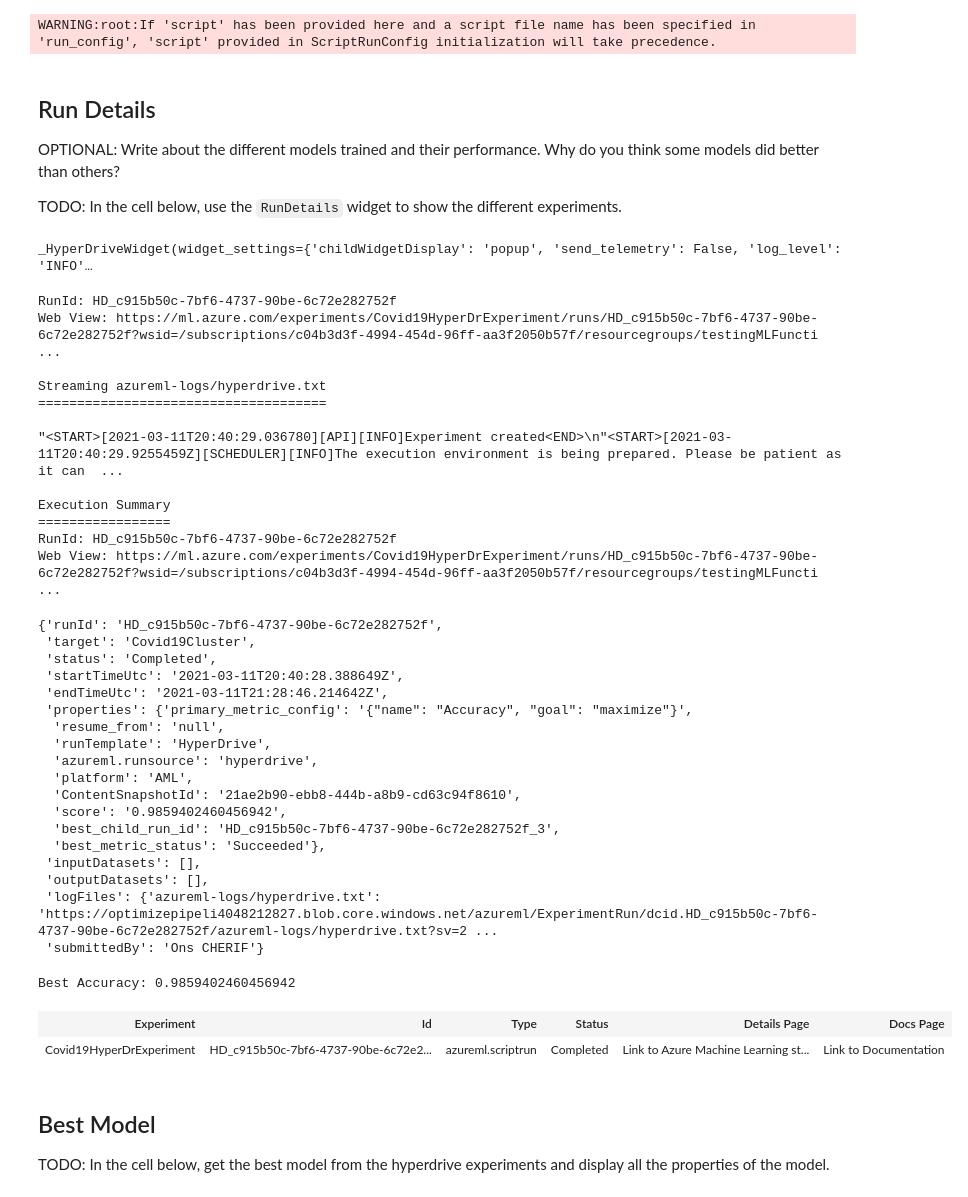
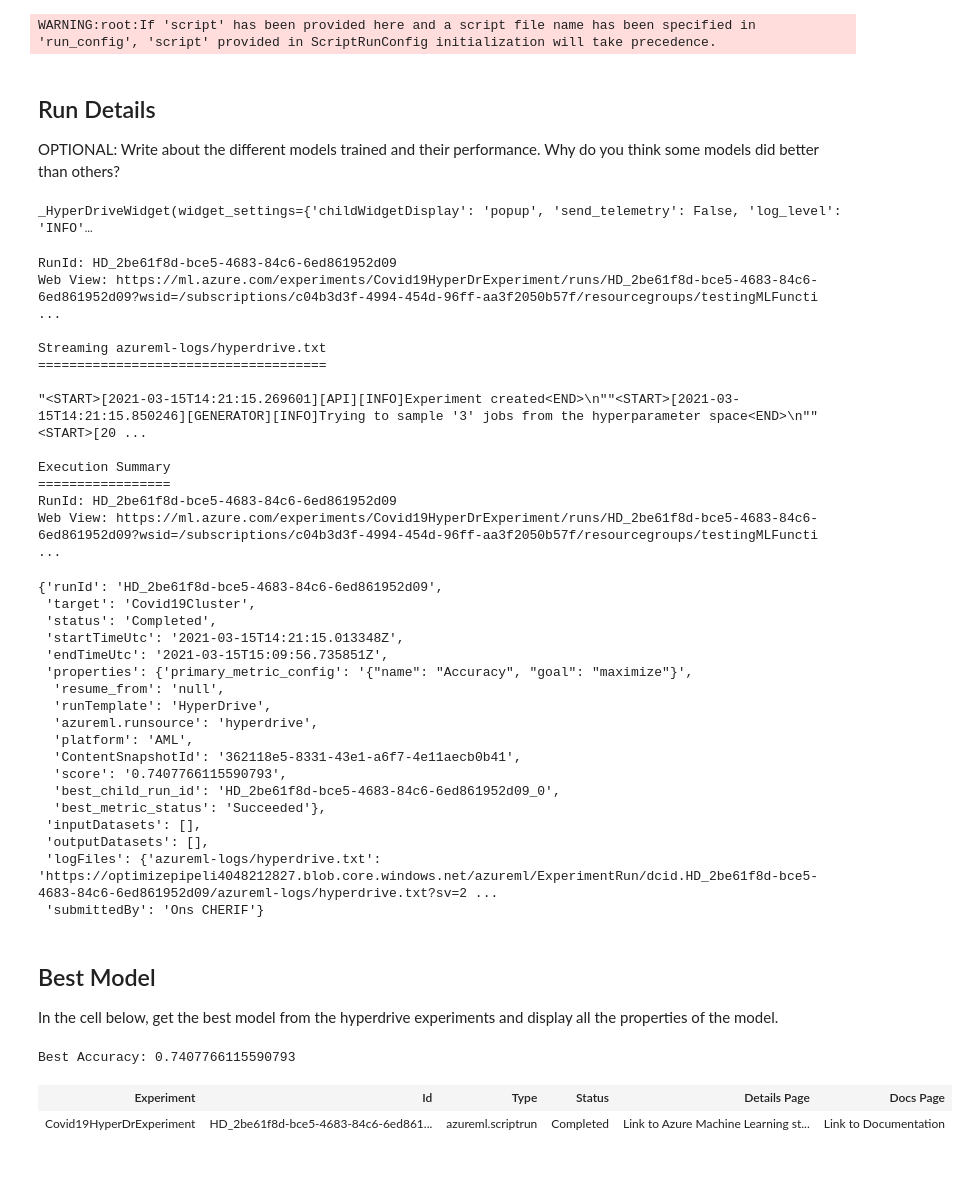
Before and after one commit to ons-cherif/Covid19-New-Cases-Classification, a Jupyter notebook: starter_file/hyperparameter_tuning.ipynb, the cells around one changed output. Saved outputs shown, nothing was run; the diff lists cells and outputs as text; code cells hidden in the pictures; blank space fills up the shorter version.

```diff
--- a/starter_file/hyperparameter_tuning.ipynb
+++ b/starter_file/hyperparameter_tuning.ipynb
@@ -140,9 +114,9 @@ TODO: Explain the model you are using and the reason for chosing the different h
 # %%
 # TODO: Create an early termination policy. This is not required if you are using Bayesian sampling.
 early_termination_policy = BanditPolicy(slack_factor = 0.2, evaluation_interval=2, delay_evaluation=5)
-
+from azureml.train.hyperdrive import GridParameterSampling
 #TODO: Create the different params that you will be using during training
-param_sampling = RandomParameterSampling(
+param_sampling = GridParameterSampling(
     {
         '--C': choice(0.01, 0.1, 1, 10, 100),
         '--max_iter': choice(25, 50, 100,150)
@@ -150,22 +124,22 @@ param_sampling = RandomParameterSampling(
 )
 if "HyperDrive_training" not in os.listdir():
     os.mkdir("./HyperDrive_training")
-    os.mkdir("./HyperDrive_training/kaggle")
+    os.mkdir("./HyperDrive_training/github")
 training_folder = './HyperDrive_training/'
-kaggleDataset_folder = './HyperDrive_training/kaggle/'
+kaggleDataset_folder = './HyperDrive_training/github/'
 os.makedirs(training_folder, exist_ok=True)
 os.makedirs(kaggleDataset_folder, exist_ok=True)
-shutil.copy('trainCovid19Dataset.py', training_folder)
-shutil.copy('kaggle/country_vaccinations.csv', kaggleDataset_folder)
+shutil.copy('TrainCovid19Infections.py', training_folder)
+shutil.copy('github/owid-covid-data.csv', kaggleDataset_folder)
 
 #TODO: Create your estimator and hyperdrive config
-estimator = SKLearn(source_directory=training_folder, compute_target= compute_target, entry_script='trainCovid19Dataset.py')
+estimator = SKLearn(source_directory=training_folder, compute_target= compute_target, entry_script='TrainCovid19Infections.py')
 
 hyperdrive_run_config = HyperDriveConfig(
                                    hyperparameter_sampling = param_sampling,
                                    primary_metric_name = 'Accuracy',
                                    primary_metric_goal=PrimaryMetricGoal.MAXIMIZE,
-                                   max_total_runs=30,
+                                   max_total_runs=100,
                                    max_concurrent_runs = 3,
                                    policy = early_termination_policy,
                                    estimator = estimator)
@@ -173,7 +147,7 @@ hyperdrive_run_config = HyperDriveConfig(
 'SKLearn' estimator is deprecated. Please use 'ScriptRunConfig' from 'azureml.core.script_run_config' with your own defined environment or the AzureML-Tutorial curated environment.
 # %%
 #TODO: Submit your experiment
-tag = {"Covid19": "Capstone project: Covid19 HyperDrive Experiment"}
+tag = {"Covid19Infections": "Capstone project: Covid19 HyperDrive Experiment"}
 remote_run = experiment.submit(hyperdrive_run_config,tags=tag, show_output=True)
 # %% [output]
 WARNING:root:If 'script' has been provided here and a script file name has been specified in 'run_config', 'script' provided in ScriptRunConfig initialization will take precedence.
@@ -181,59 +155,56 @@ WARNING:root:If 'script' has been provided here and a script file name has been
 ## Run Details
 
 OPTIONAL: Write about the different models trained and their performance. Why do you think some models did better than others?
-
-TODO: In the cell below, use the `RunDetails` widget to show the different experiments.
 # %%
 RunDetails(remote_run).show()
 remote_run.wait_for_completion(show_output=True)
 # %% [output]
 _HyperDriveWidget(widget_settings={'childWidgetDisplay': 'popup', 'send_telemetry': False, 'log_level': 'INFO'…
-RunId: HD_c915b50c-7bf6-4737-90be-6c72e282752f
-Web View: https://ml.azure.com/experiments/Covid19HyperDrExperiment/runs/HD_c915b50c-7bf6-4737-90be-6c72e282752f?wsid=/subscriptions/c04b3d3f-4994-454d-96ff-aa3f2050b57f/resourcegroups/testingMLFuncti ...
+RunId: HD_2be61f8d-bce5-4683-84c6-6ed861952d09
+Web View: https://ml.azure.com/experiments/Covid19HyperDrExperiment/runs/HD_2be61f8d-bce5-4683-84c6-6ed861952d09?wsid=/subscriptions/c04b3d3f-4994-454d-96ff-aa3f2050b57f/resourcegroups/testingMLFuncti ...
 
 Streaming azureml-logs/hyperdrive.txt
 =====================================
 
-"<START>[2021-03-11T20:40:29.036780][API][INFO]Experiment created<END>\n"<START>[2021-03-11T20:40:29.9255459Z][SCHEDULER][INFO]The execution environment is being prepared. Please be patient as it can  ...
+"<START>[2021-03-15T14:21:15.269601][API][INFO]Experiment created<END>\n""<START>[2021-03-15T14:21:15.850246][GENERATOR][INFO]Trying to sample '3' jobs from the hyperparameter space<END>\n""<START>[20 ...
 
 Execution Summary
 =================
-RunId: HD_c915b50c-7bf6-4737-90be-6c72e282752f
-Web View: https://ml.azure.com/experiments/Covid19HyperDrExperiment/runs/HD_c915b50c-7bf6-4737-90be-6c72e282752f?wsid=/subscriptions/c04b3d3f-4994-454d-96ff-aa3f2050b57f/resourcegroups/testingMLFuncti ...
+RunId: HD_2be61f8d-bce5-4683-84c6-6ed861952d09
+Web View: https://ml.azure.com/experiments/Covid19HyperDrExperiment/runs/HD_2be61f8d-bce5-4683-84c6-6ed861952d09?wsid=/subscriptions/c04b3d3f-4994-454d-96ff-aa3f2050b57f/resourcegroups/testingMLFuncti ...
-{'runId': 'HD_c915b50c-7bf6-4737-90be-6c72e282752f',
+{'runId': 'HD_2be61f8d-bce5-4683-84c6-6ed861952d09',
  'target': 'Covid19Cluster',
  'status': 'Completed',
- 'startTimeUtc': '2021-03-11T20:40:28.388649Z',
- 'endTimeUtc': '2021-03-11T21:28:46.214642Z',
+ 'startTimeUtc': '2021-03-15T14:21:15.013348Z',
+ 'endTimeUtc': '2021-03-15T15:09:56.735851Z',
  'properties': {'primary_metric_config': '{"name": "Accuracy", "goal": "maximize"}',
   'resume_from': 'null',
   'runTemplate': 'HyperDrive',
   'azureml.runsource': 'hyperdrive',
   'platform': 'AML',
-  'ContentSnapshotId': '21ae2b90-ebb8-444b-a8b9-cd63c94f8610',
-  'score': '0.9859402460456942',
-  'best_child_run_id': 'HD_c915b50c-7bf6-4737-90be-6c72e282752f_3',
+  'ContentSnapshotId': '362118e5-8331-43e1-a6f7-4e11aecb0b41',
+  'score': '0.7407766115590793',
+  'best_child_run_id': 'HD_2be61f8d-bce5-4683-84c6-6ed861952d09_0',
   'best_metric_status': 'Succeeded'},
  'inputDatasets': [],
  'outputDatasets': [],
- 'logFiles': {'azureml-logs/hyperdrive.txt': 'https://optimizepipeli4048212827.blob.core.windows.net/azureml/ExperimentRun/dcid.HD_c915b50c-7bf6-4737-90be-6c72e282752f/azureml-logs/hyperdrive.txt?sv=2 ...
+ 'logFiles': {'azureml-logs/hyperdrive.txt': 'https://optimizepipeli4048212827.blob.core.windows.net/azureml/ExperimentRun/dcid.HD_2be61f8d-bce5-4683-84c6-6ed861952d09/azureml-logs/hyperdrive.txt?sv=2 ...
  'submittedBy': 'Ons CHERIF'}
+# %% [markdown]
+## Best Model
+
+In the cell below, get the best model from the hyperdrive experiments and display all the properties of the model.
 # %%
 import joblib
 # Get your best run and save the model from that run.
 best_run_HyperDr = remote_run.get_best_run_by_primary_metric()
-# joblib.dump(best_run_sklearn, 'training/sklearn_bankmarketing_model.joblib')
-SKLearn_Model = best_run_HyperDr.register_model(model_name="sklearnBankmarketingModel", model_path='outputs/model.joblib')
+
 # Get the metrics of the bestselected run
 best_run_metrics = best_run_HyperDr.get_metrics()
 # Show the Accuracy of that run
 print('Best Accuracy: {}'.format(best_run_metrics['Accuracy']))
 best_run_HyperDr
 # %% [output]
-Best Accuracy: 0.9859402460456942
+Best Accuracy: 0.7407766115590793
 | Experiment | Id | Type | Status | Details Page | Docs Page |
-| Covid19HyperDrExperiment | HD_c915b50c-7bf6-4737-90be-6c72e2... | azureml.scriptrun | Completed | Link to Azure Machine Learning st... | Link to Documentation |
+| Covid19HyperDrExperiment | HD_2be61f8d-bce5-4683-84c6-6ed861... | azureml.scriptrun | Completed | Link to Azure Machine Learning st... | Link to Documentation |
-# %% [markdown]
-## Best Model
-
-TODO: In the cell below, get the best model from the hyperdrive experiments and display all the properties of the model.
```
Also changed, not shown: parts of 9 cells of this notebook, 6 other files.
